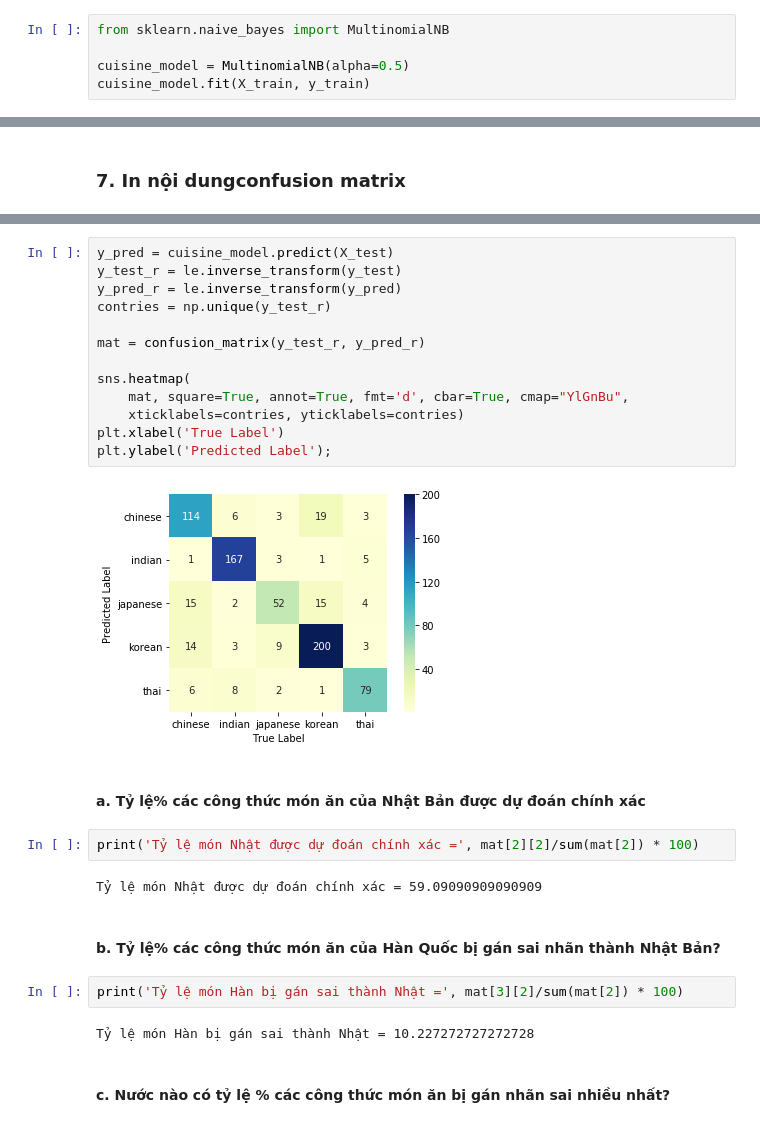
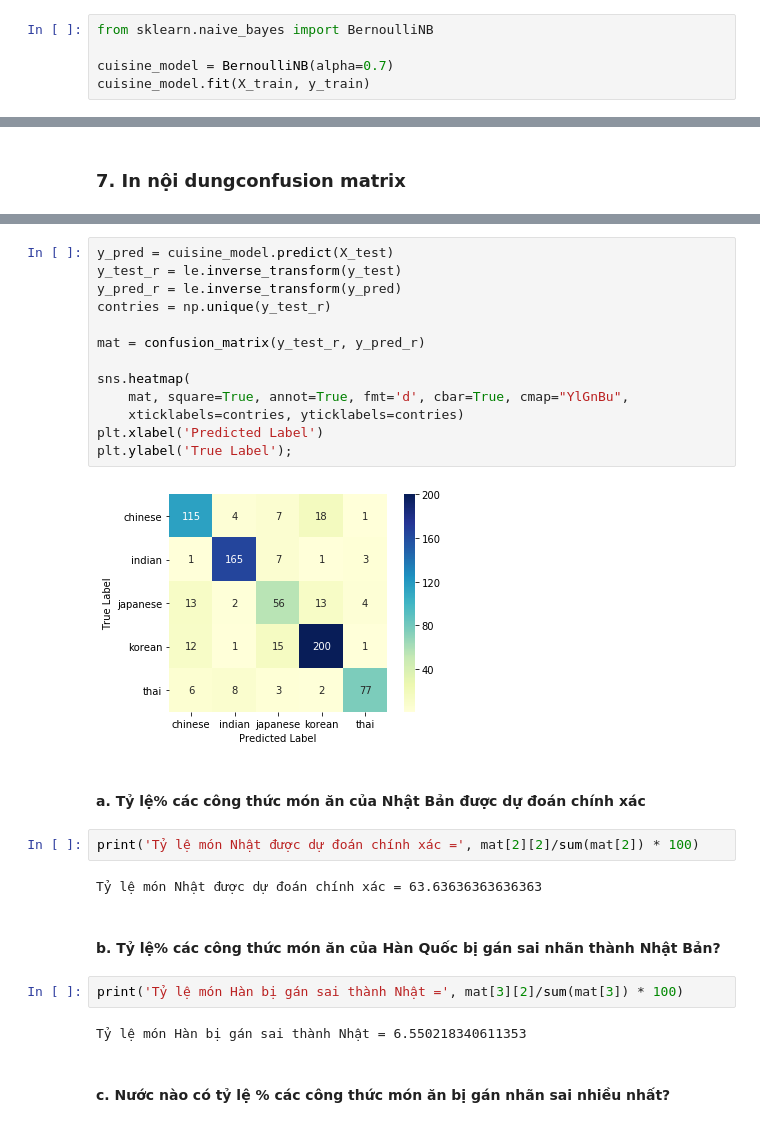
Before and after one commit to virgodarth/machine-learning, a Jupyter notebook: 1. Asian and Indian Cuisines.ipynb, the cells around one changed output, grey strips where cells are left out. Drawn from its saved outputs; the diff is of its cells as text.

```diff
--- a/1. Asian and Indian Cuisines.ipynb
+++ b/1. Asian and Indian Cuisines.ipynb
@@ -147,6 +208,6 @@ X_train, X_test, y_train, y_test = train_test_split(inputs, output, test_size=0.
 # %%
-from sklearn.naive_bayes import MultinomialNB
+from sklearn.naive_bayes import BernoulliNB
 
-cuisine_model = MultinomialNB(alpha=0.5)
+cuisine_model = BernoulliNB(alpha=0.7)
 cuisine_model.fit(X_train, y_train)
 # %% [output]
@@ -294,30 +366,30 @@ Dựa vào kết quả trên, nếu thành phần món ăn có cumin, nhưng kh
 # %%
 y_pred = cuisine_model.predict(X_test)
 y_test_r = le.inverse_transform(y_test)
 y_pred_r = le.inverse_transform(y_pred)
 contries = np.unique(y_test_r)
 
 mat = confusion_matrix(y_test_r, y_pred_r)
 
 sns.heatmap(
     mat, square=True, annot=True, fmt='d', cbar=True, cmap="YlGnBu",
     xticklabels=contries, yticklabels=contries)
-plt.xlabel('True Label')
-plt.ylabel('Predicted Label');
+plt.xlabel('Predicted Label')
+plt.ylabel('True Label');
 # %% [output]
-[figure, old version]
+[figure, new version]
 # %% [markdown]
 #### a. Tỷ lệ% các công thức món ăn của Nhật Bản được dự đoán chính xác
 # %%
 print('Tỷ lệ món Nhật được dự đoán chính xác =', mat[2][2]/sum(mat[2]) * 100)
 # %% [output]
-Tỷ lệ món Nhật được dự đoán chính xác = 59.09090909090909
+Tỷ lệ món Nhật được dự đoán chính xác = 63.63636363636363
 # %% [markdown]
 #### b. Tỷ lệ% các công thức món ăn của Hàn Quốc bị gán sai nhãn thành Nhật Bản?
 # %%
-print('Tỷ lệ món Hàn bị gán sai thành Nhật =', mat[3][2]/sum(mat[2]) * 100)
+print('Tỷ lệ món Hàn bị gán sai thành Nhật =', mat[3][2]/sum(mat[3]) * 100)
 # %% [output]
-Tỷ lệ món Hàn bị gán sai thành Nhật = 10.227272727272728
+Tỷ lệ món Hàn bị gán sai thành Nhật = 6.550218340611353
 # %% [markdown]
 #### c. Nước nào có tỷ lệ % các công thức món ăn bị gán nhãn sai nhiều nhất?
 # %%
```
Also changed, not shown: parts of 21 cells of this notebook, 12 other files.
